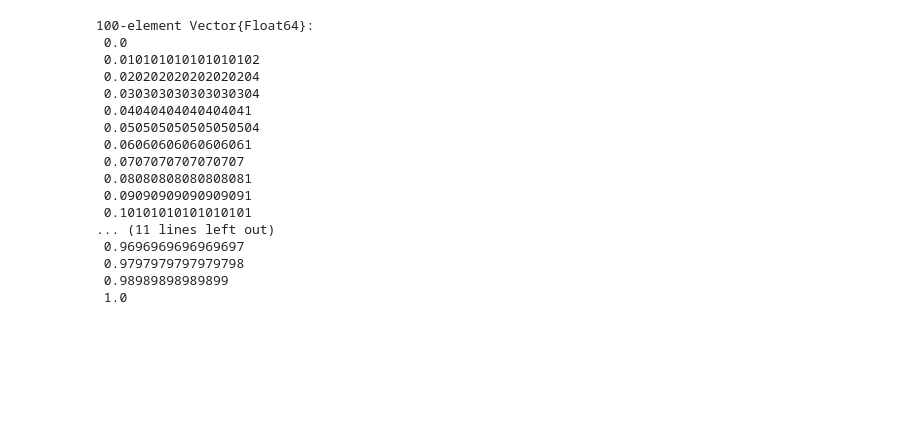
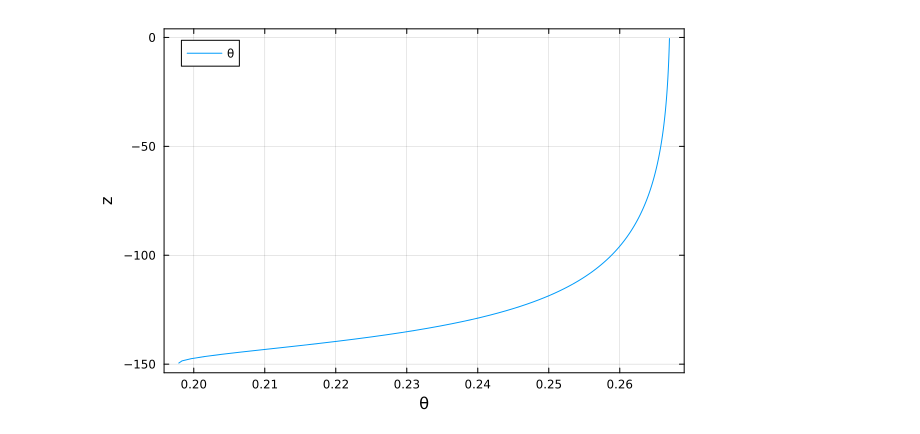
Before and after one commit to jl-pkgs/RichardsEquationExample.jl, a Jupyter notebook: sol_ode.ipynb, the cells around one changed output. Cells and saved outputs as stored; diff of their text form; code cells hidden in the pictures; blank space fills up the shorter version.

```diff
--- a/sol_ode.ipynb
+++ b/sol_ode.ipynb
@@ -16,35 +0,0 @@ tspan = (0.0, 10.0)  # Time span for the simulation
-# %%
-# Function to calculate hydraulic conductivity from water content
-function van_genuchten_K(θ; param)
-    (; θs, θr, Ks, α, n, m) = param
-    # m = 1 - 1/n
-    Se = (θ - θr) / (θs - θr)
-    effective_saturation = Se^0.5
-    term = (1 - (1 - Se^(1/m))^m)^2
-    return Ks * effective_saturation * term
-end
-
-# Function to calculate pressure head psi from water content
-function van_genuchten_ψ(θ; param)
-    (; θs, θr, α, n, m) = param
-    # m = 1 - 1/n
-    if θ <= θr
-        return Inf  # Return a very high positive number indicating very dry conditions
-    elseif θ >= θs
-        return 0  # Saturated condition, psi is zero
-    else
-        return (1 / α) * (((θs - θr) / (θ - θr))^(1/m) - 1)^(1/n)
-    end
-end
-
-# van Genuchten parameters
-θs = 0.287  # Saturated water content
-θr = 0.075  # Residual water content
-α = 0.027  # 1/cm
-n = 3.96
-m = 1
-Ks=34 / 3600
-param = (; θs, θr, Ks, α, n, m)
-
-θ0 = 0.267
-ψ0 = van_genuchten_ψ(θ0; param)
@@ -177,20 +35,9 @@ LoadError: DimensionMismatch: array could not be broadcast to match destination
-# %%
-sol.u[1]
-# %% [output]
-100-element Vector{Float64}:
- 0.0
- 0.010101010101010102
- 0.020202020202020204
- 0.030303030303030304
- 0.04040404040404041
- 0.050505050505050504
- 0.06060606060606061
- 0.0707070707070707
- 0.08080808080808081
- 0.09090909090909091
- 0.10101010101010101
-... (11 lines left out)
- 0.9696969696969697
- 0.9797979797979798
- 0.98989898989899
- 1.0
+# %%
+gr(; framestyle=:box)
+_u = sol.u[end]
+ψ = van_genuchten_ψ.(_u; param)
+p1 = plot(sol.u[end], z; xlabel="θ", ylabel="z", label="θ")
+# p2 = plot(ψ, z; xlabel="ψ", ylabel="z", label="ψ")
+# plot(p1, p2)
+# %% [output]
+[figure, added]
```
Also changed, not shown: parts of 12 cells of this notebook, 2 other files.
